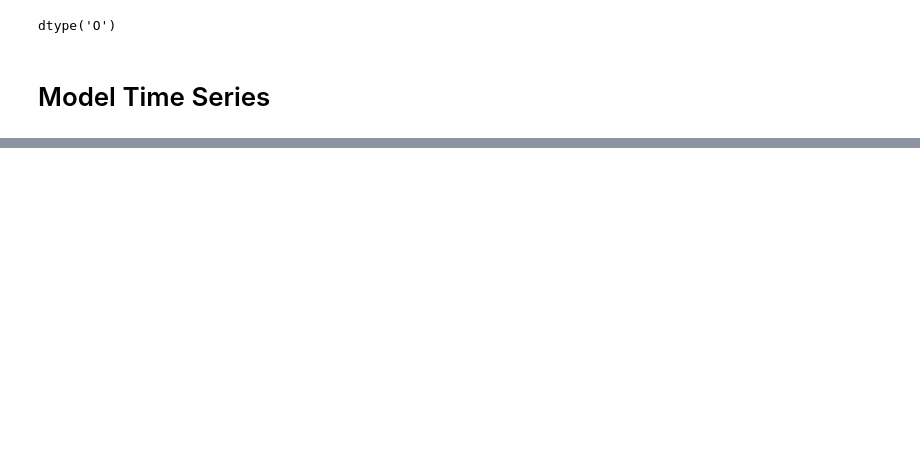
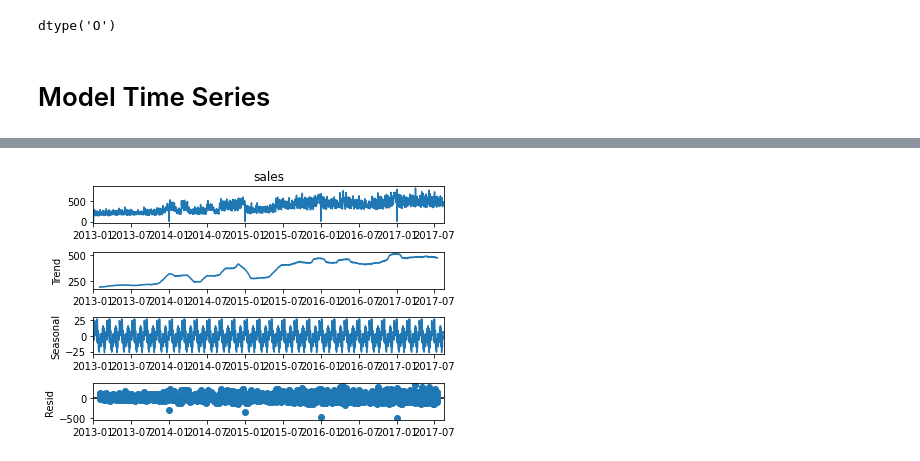
Before and after one commit to ninadamaso/store-sales-prediction, a Jupyter notebook: notebooks/Sales Prediction Kaggle 10.22.ipynb, the cells around one changed output, grey strips where cells are left out. Cells and saved outputs as stored; diff of their text form; code cells hidden in the pictures; blank space fills up the shorter version.

Commit message:
arima model

```diff
--- a/notebooks/Sales Prediction Kaggle 10.22.ipynb
+++ b/notebooks/Sales Prediction Kaggle 10.22.ipynb
@@ -359,0 +492,2 @@ y_pred
+# %%
+train_agg = train[["date","sales"]].groupby("date").agg("mean")
@@ -359,0 +512,6 @@ y_pred
+# %%
+#Additive Decomposition (y = Trend + Seasonal + Residuals)
+result_add = seasonal_decompose(train_agg['sales'], model='additive', period= 60)
+result_add.plot();
+# %% [output]
+[figure, added]
```
Also changed, not shown: parts of 61 cells of this notebook.
